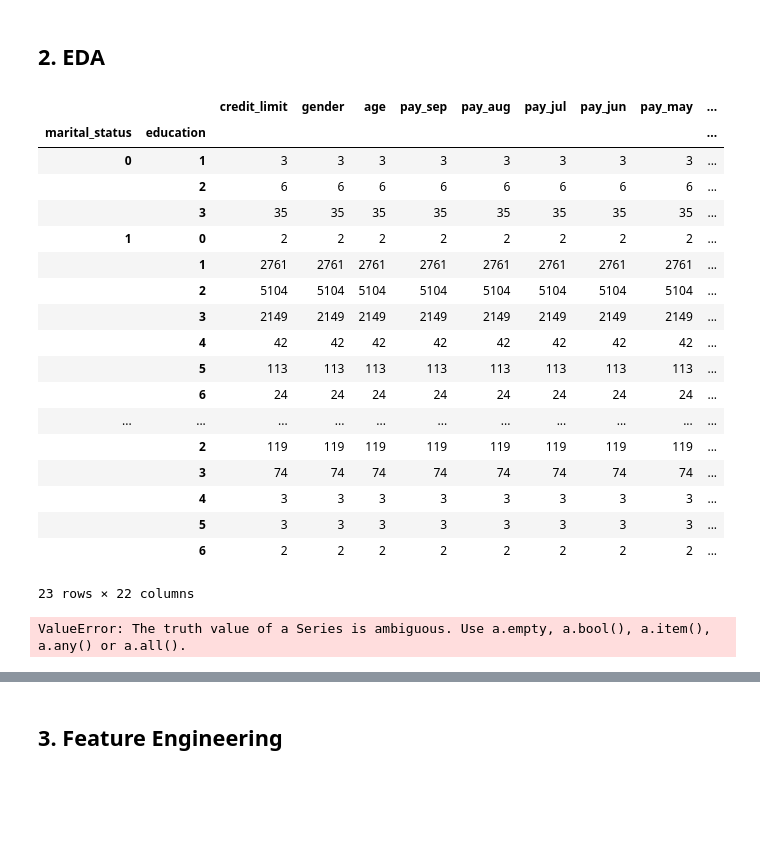
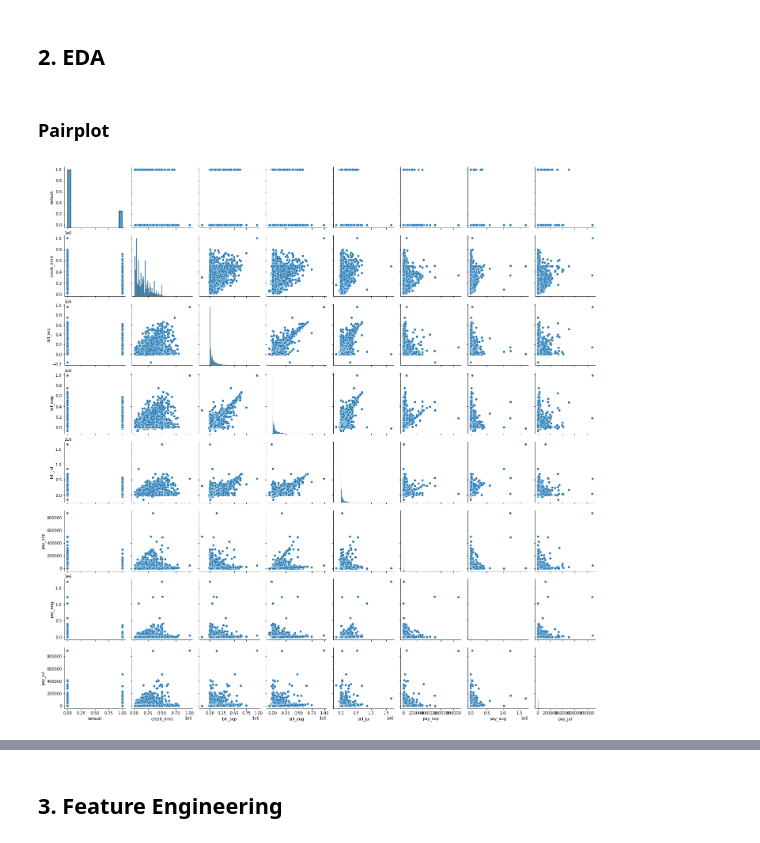
Before and after one commit to Mynusjanai/nyc-dc-ds-020121, a Jupyter notebook: Phase_3/bake_off/classification-bakeoff-template.ipynb, the cells around one changed output, grey strips where cells are left out. Drawn from its saved outputs; the diff is of its cells as text; code cells hidden in the pictures; blank space fills up the shorter version.

```diff
--- a/Phase_3/bake_off/classification-bakeoff-template.ipynb
+++ b/Phase_3/bake_off/classification-bakeoff-template.ipynb
@@ -221,30 +220,14 @@ plt.show()
 # %% [markdown]
 ## 2. EDA
-# %%
-taiwan.groupby(['marital_status', 'education']).count()
-# %% [output]
-|  |  | credit_limit | gender | age | pay_sep | pay_aug | pay_jul | pay_jun | pay_may | ... |
-| marital_status | education |  |  |  |  |  |  |  |  | ... |
-| 0 | 1 | 3 | 3 | 3 | 3 | 3 | 3 | 3 | 3 | ... |
-|  | 2 | 6 | 6 | 6 | 6 | 6 | 6 | 6 | 6 | ... |
-|  | 3 | 35 | 35 | 35 | 35 | 35 | 35 | 35 | 35 | ... |
-| 1 | 0 | 2 | 2 | 2 | 2 | 2 | 2 | 2 | 2 | ... |
-|  | 1 | 2761 | 2761 | 2761 | 2761 | 2761 | 2761 | 2761 | 2761 | ... |
-|  | 2 | 5104 | 5104 | 5104 | 5104 | 5104 | 5104 | 5104 | 5104 | ... |
-|  | 3 | 2149 | 2149 | 2149 | 2149 | 2149 | 2149 | 2149 | 2149 | ... |
-|  | 4 | 42 | 42 | 42 | 42 | 42 | 42 | 42 | 42 | ... |
-|  | 5 | 113 | 113 | 113 | 113 | 113 | 113 | 113 | 113 | ... |
-|  | 6 | 24 | 24 | 24 | 24 | 24 | 24 | 24 | 24 | ... |
-| ... | ... | ... | ... | ... | ... | ... | ... | ... | ... | ... |
-|  | 2 | 119 | 119 | 119 | 119 | 119 | 119 | 119 | 119 | ... |
-|  | 3 | 74 | 74 | 74 | 74 | 74 | 74 | 74 | 74 | ... |
-|  | 4 | 3 | 3 | 3 | 3 | 3 | 3 | 3 | 3 | ... |
-|  | 5 | 3 | 3 | 3 | 3 | 3 | 3 | 3 | 3 | ... |
-|  | 6 | 2 | 2 | 2 | 2 | 2 | 2 | 2 | 2 | ... |
-23 rows × 22 columns
-# %%
-check = ['credit_limit', 'age', 'education', 'marital_status', 'age']
-
-sns.pairplot(taiwan[check], diag_kind="hist");
-# %% [output]
-ValueError: The truth value of a Series is ambiguous. Use a.empty, a.bool(), a.item(), a.any() or a.all().
+# %% [markdown]
+### Pairplot
+# %%
+# bills and payment amounts for last 3 months
+check = ['default', 'credit_limit', 'bill_sep', 'bill_aug', 'bill_jul', 'pay_sep', 'pay_aug', 'pay_jul']
+# %%
+credit = taiwan[check]
+
+sns.pairplot(credit)
+plt.show();
+# %% [output]
+[figure, added]
```
Also changed, not shown: parts of 23 cells of this notebook.
